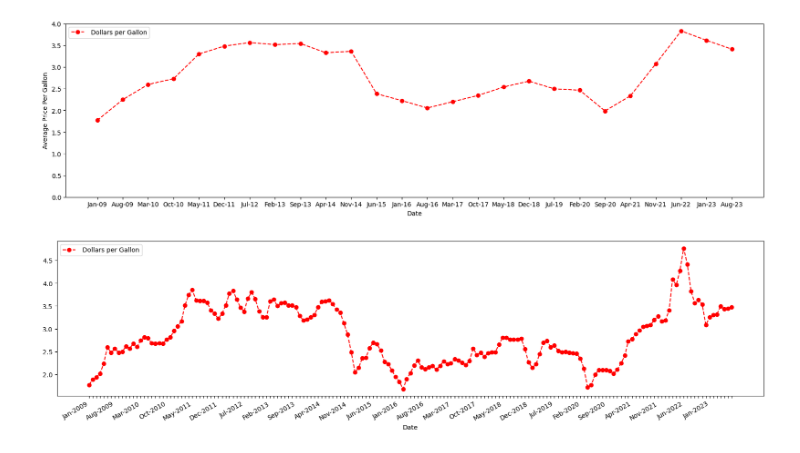
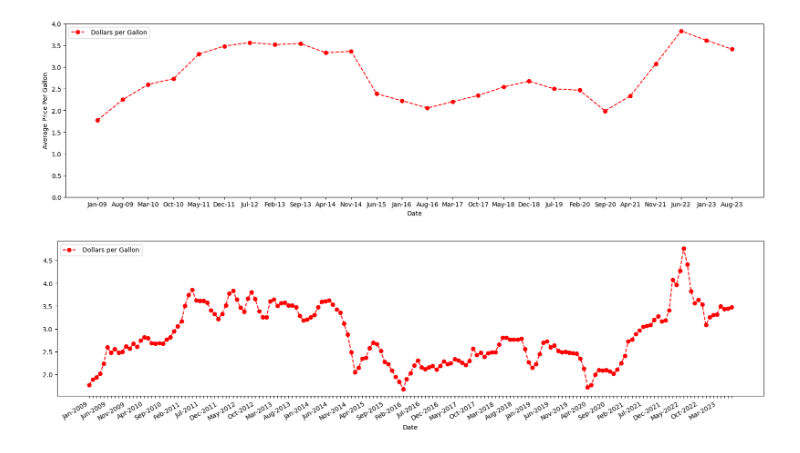
Before and after one commit to zenbaei/Data_Stats_Practice, a Jupyter notebook: Statistics_4_Business_Solutions.ipynb, the cells around one changed output. Drawn from its saved outputs; the diff is of its cells as text; code cells hidden in the pictures.

```diff
--- a/Statistics_4_Business_Solutions.ipynb
+++ b/Statistics_4_Business_Solutions.ipynb
@@ -280,9 +280,9 @@ grouped.plot(xticks=range(0, len(grouped.index)),figsize=(20, 5), ylim=(0, 4), y
 # %%
 ax = filterGas.plot(x='Date', figsize=(20, 5), xticks=filterGas['Date'], style="--ro")
 for index, label in enumerate(ax.xaxis.get_ticklabels()):
-    if index % 7 != 0:
+    if index % 5 != 0:
         label.set_visible(False)
 
 ax.xaxis.set_major_formatter(mdates.DateFormatter('%b-%Y'))
 # %% [output]
-[figure, old version]
+[figure, new version]
```
Also changed, not shown: parts of 24 cells of this notebook, 1 other file.
